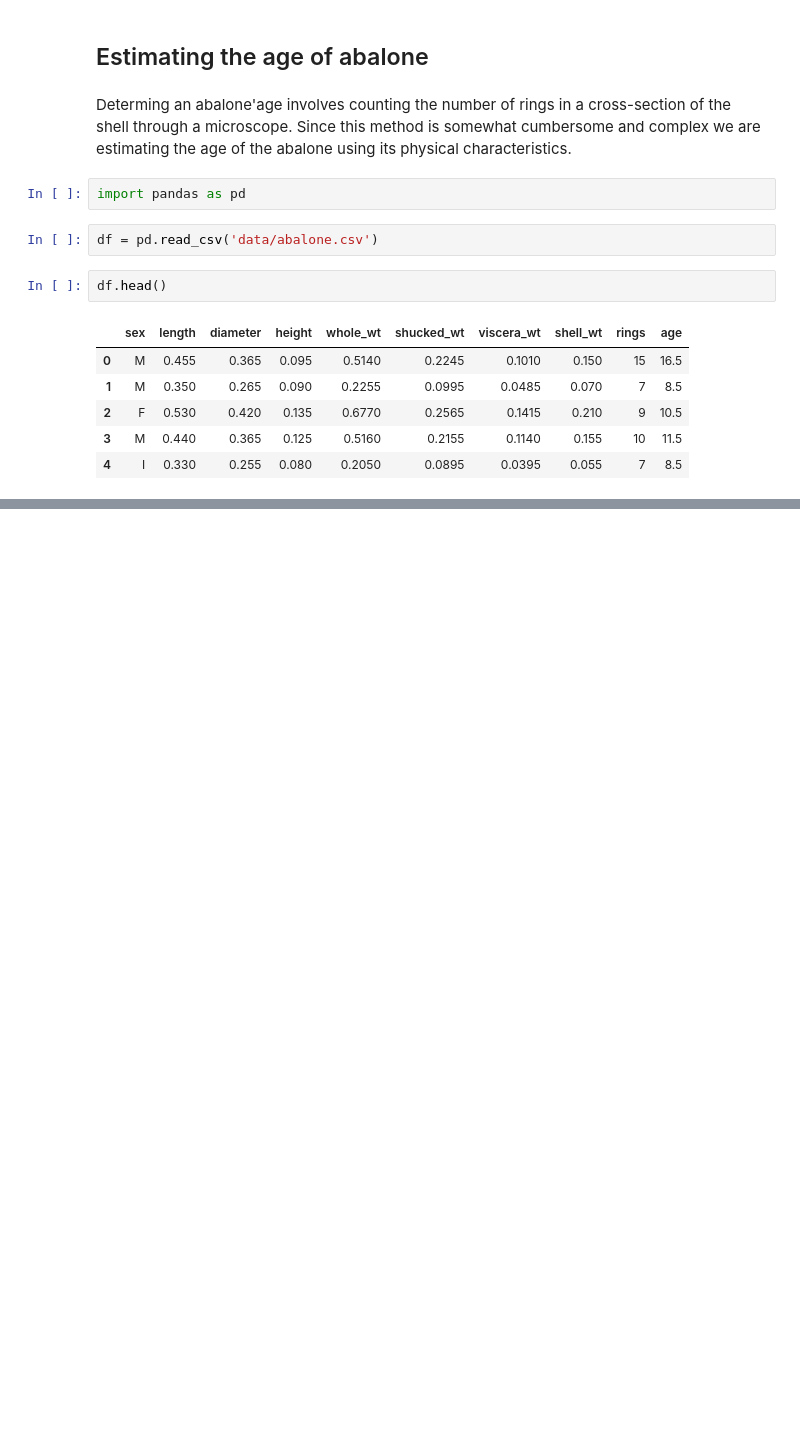
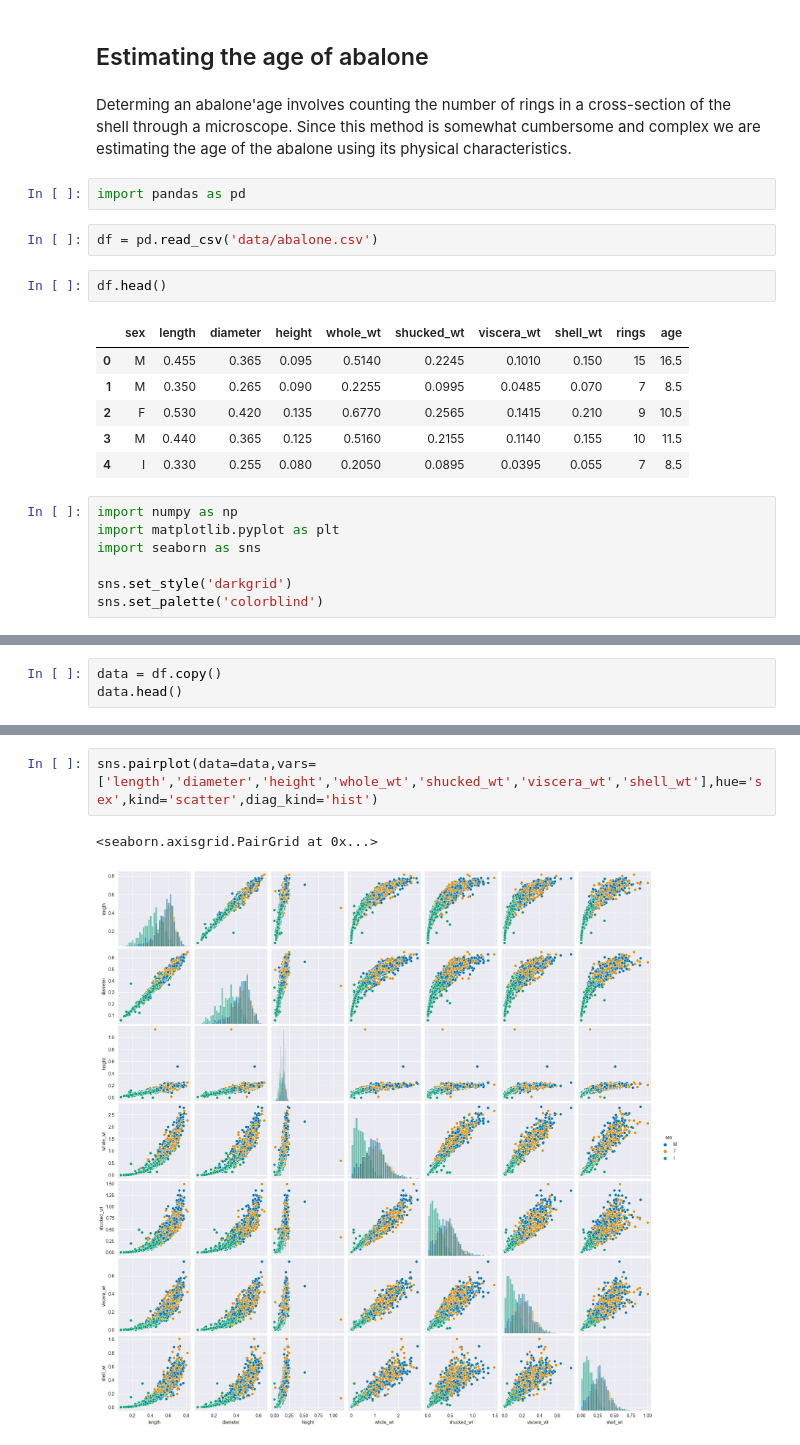
Before and after one commit to bitu467/Data_Science_Projects, a Jupyter notebook: abalone.ipynb, the cells around one changed output, grey strips where cells are left out. Cells and saved outputs as stored; diff of their text form; blank space fills up the shorter version.

```diff
--- a/abalone.ipynb
+++ b/abalone.ipynb
@@ -16,3 +16,10 @@ df.head()
 | 2 | F | 0.530 | 0.420 | 0.135 | 0.6770 | 0.2565 | 0.1415 | 0.210 | 9 | 10.5 |
 | 3 | M | 0.440 | 0.365 | 0.125 | 0.5160 | 0.2155 | 0.1140 | 0.155 | 10 | 11.5 |
 | 4 | I | 0.330 | 0.255 | 0.080 | 0.2050 | 0.0895 | 0.0395 | 0.055 | 7 | 8.5 |
+# %%
+import numpy as np
+import matplotlib.pyplot as plt
+import seaborn as sns
+
+sns.set_style('darkgrid')
+sns.set_palette('colorblind')
@@ -18,0 +65,3 @@ df.head()
+# %%
+data = df.copy()
+data.head()
@@ -18,0 +75,5 @@ df.head()
+# %%
+sns.pairplot(data=data,vars=['length','diameter','height','whole_wt','shucked_wt','viscera_wt','shell_wt'],hue='sex',kind='scatter',diag_kind='hist')
+# %% [output]
+<seaborn.axisgrid.PairGrid at 0x...>
+[figure, added]
```
Also changed, not shown: parts of 5 cells of this notebook, 1 other file.
